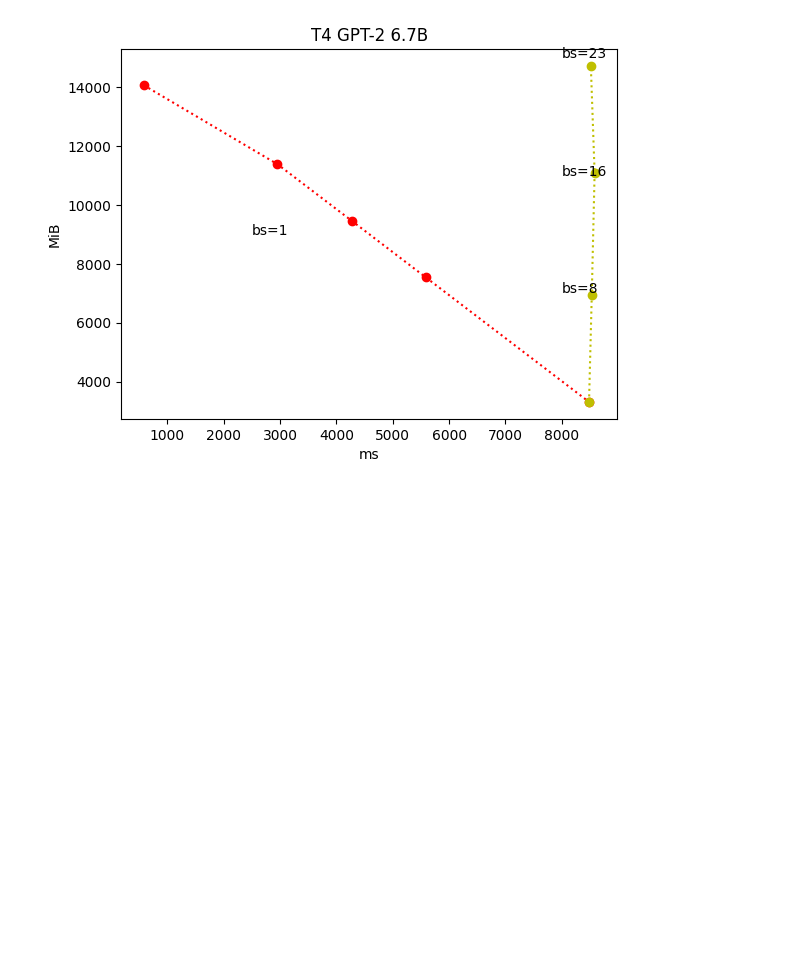
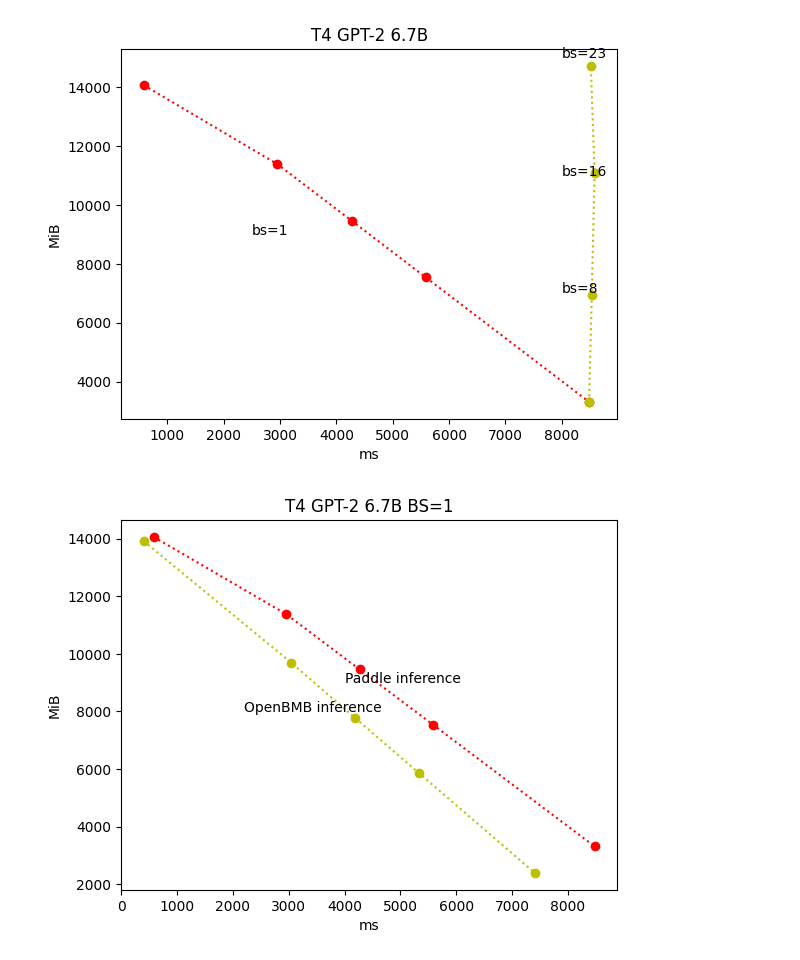
Before and after one commit to yuanlehome/PersonalNotes, a Jupyter notebook: Python/python 绘制曲线图.ipynb, the cells around one changed output. Saved outputs shown, nothing was run; the diff lists cells and outputs as text; code cells hidden in the pictures; blank space fills up the shorter version.

```diff
--- a/Python/python 绘制曲线图.ipynb
+++ b/Python/python 绘制曲线图.ipynb
@@ -56,3 +56,31 @@ plt.title("T4 GPT-2 6.7B")
 plt.show()
 # %% [output]
 [figure]
+# %%
+import matplotlib.pyplot as plt
+import csv
+
+def read_csv(input_file):
+  with open(input_file, "r") as f:
+      reader = csv.reader(f, delimiter=" ")
+      res = []
+      for data in reader:
+        res.append(data)
+      return res
+
+x = [580.36, 2954.24, 4271.91, 5587.98, 8482.84]
+y = [14061, 11379, 9459, 7537, 3313]
+
+x2 = [400.88, 3046.63, 4191.93, 5340.89, 7410.4]
+y2 = [13915, 9691, 7771, 5849, 2393]
+plt.plot(x,y,"r:o")
+plt.plot(x2,y2,"y:o")
+
+plt.xlabel("ms")
+plt.ylabel("MiB")
+plt.annotate('OpenBMB inference', xy=(2200, 8000))
+plt.annotate('Paddle inference', xy=(4000, 9000))
+plt.title("T4 GPT-2 6.7B BS=1")
+plt.show()
+# %% [output]
+[figure, added]
```
Also changed, not shown: 18 other files.
